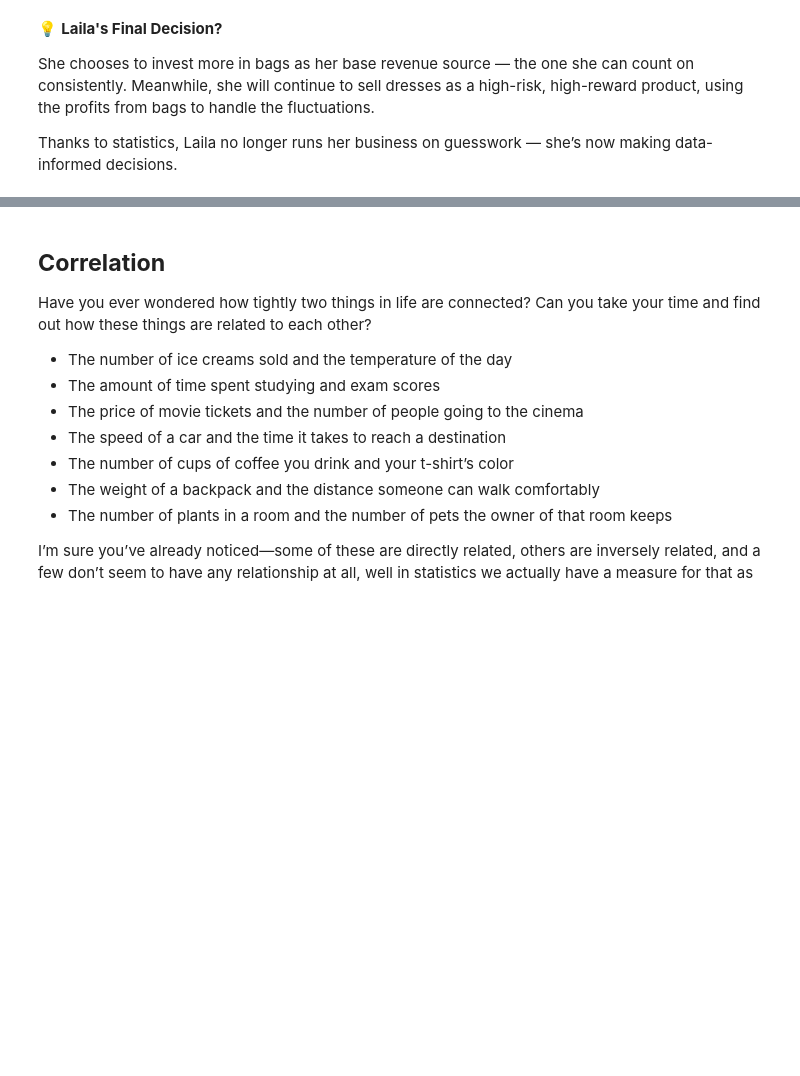
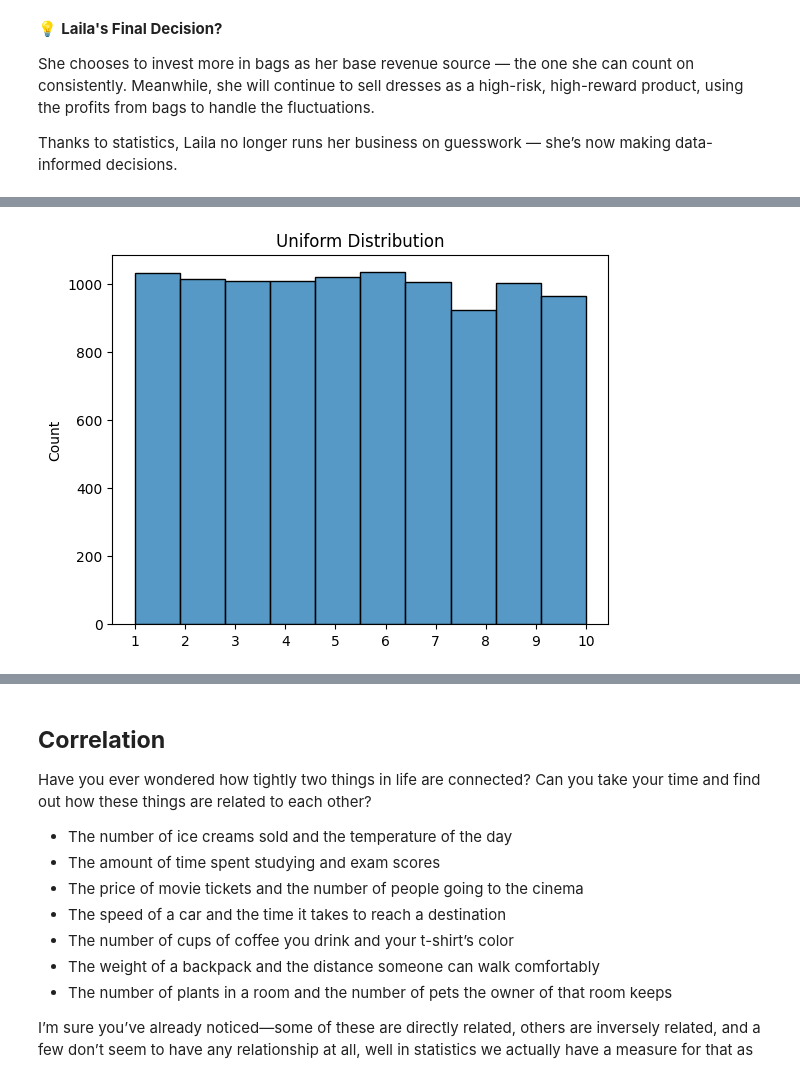
Before and after one commit to MamoMGD1/ML_101, a Jupyter notebook: notebooks/Section00_Building_Foundations/Chapter00_Statistics_for_ML.ipynb, the cells around one changed output, grey strips where cells are left out. Saved outputs shown, nothing was run; the diff lists cells and outputs as text; code cells hidden in the pictures; blank space fills up the shorter version.

```diff
--- a/notebooks/Section00_Building_Foundations/Chapter00_Statistics_for_ML.ipynb
+++ b/notebooks/Section00_Building_Foundations/Chapter00_Statistics_for_ML.ipynb
@@ -669,0 +730,14 @@ Thanks to statistics, Laila no longer runs her business on guesswork — she’s
+# %%
+np.random.seed(42)
+upper_bound = 10
+lower_bound = 1
+
+# Choose 10000 random numbers between lower_bound and upper_bound
+outputs = np.random.uniform(lower_bound, upper_bound, 10000)
+
+sns.histplot(outputs, bins=10)
+plt.title('Uniform Distribution')
+plt.xticks(np.arange(1,11))
+plt.show()
+# %% [output]
+[figure, added]
```
Also changed, not shown: parts of 5 cells of this notebook.
